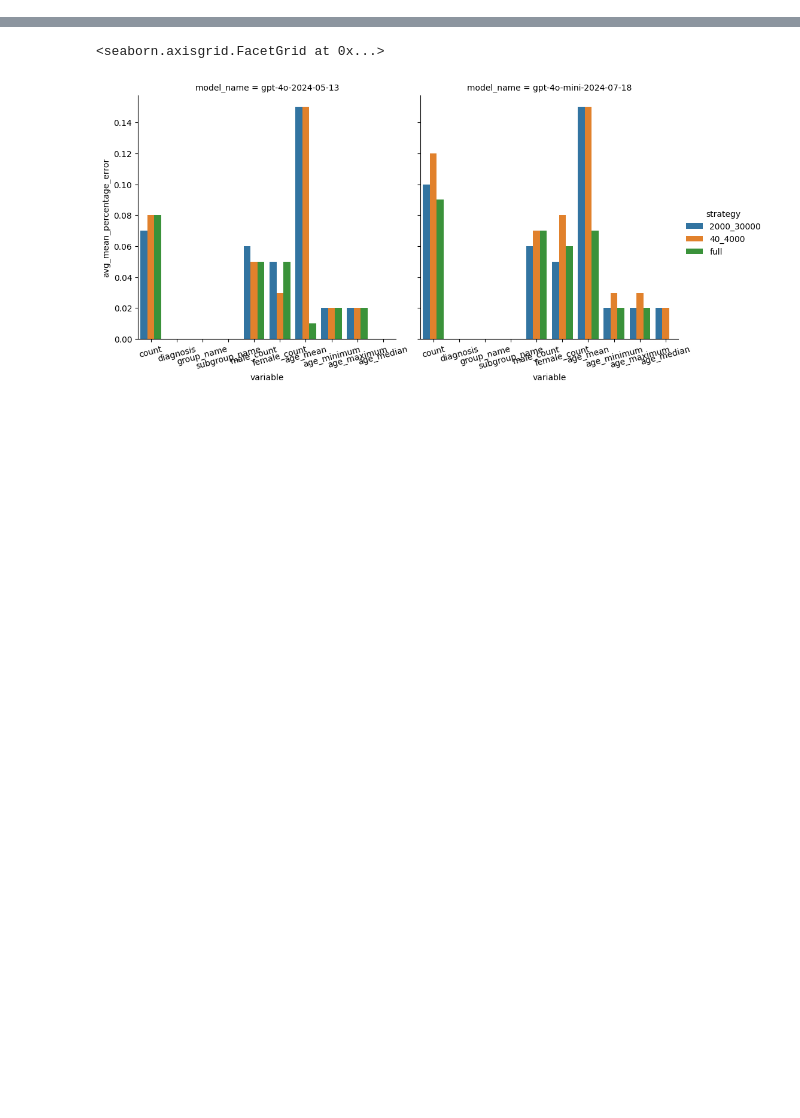
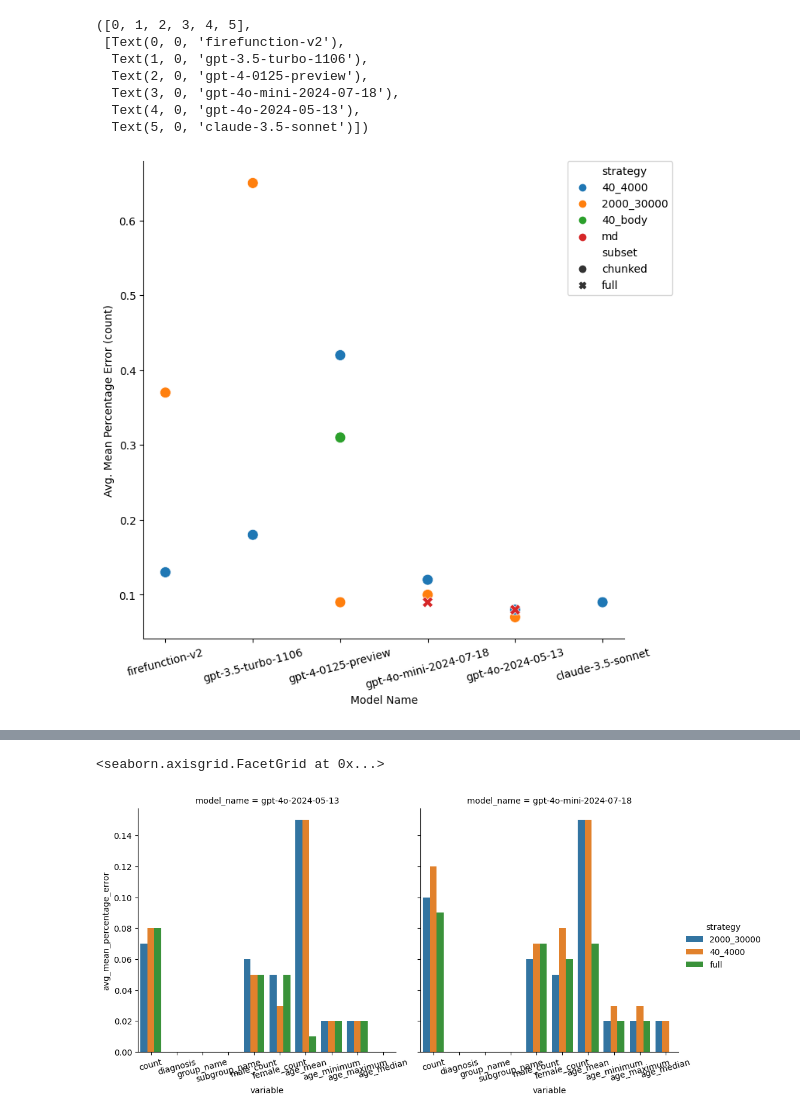
Before and after one commit to adelavega/biomed-llm-retrieval, a Jupyter notebook: analysis/full_vs_chunked.ipynb, the cells around one changed output, grey strips where cells are left out. Saved outputs shown, nothing was run; the diff lists cells and outputs as text; code cells hidden in the pictures; blank space fills up the shorter version.

```diff
--- a/analysis/full_vs_chunked.ipynb
+++ b/analysis/full_vs_chunked.ipynb
@@ -6,0 +5,8 @@ results = pd.read_csv('../outputs/chunked_results.csv')
+# %%
+chunked = pd.read_csv('../outputs/chunked_results.csv')
+
+full = pd.read_csv('../outputs/full_results.csv')
+full  = full[full.subset == 'full'] # Exclude HTML matched to MD subset
+full = full[full.task == 'demographics-zeroshot']
+
+full['strategy'] = full['source']
@@ -6,0 +33,6 @@ results = pd.read_csv('../outputs/chunked_results.csv')
+# %%
+chunked = chunked[(chunked.task == 'demographics-zeroshot')]
+chunked['strategy'] = chunked.apply(lambda row: f"{row['min_chars']}_{row['max_chars']}", axis=1)
+chunked['subset'] = 'chunked'
+
+results = pd.concat([chunked, full])
@@ -6,0 +43,5 @@ results = pd.read_csv('../outputs/chunked_results.csv')
+# %%
+count = results[results.variable == 'count']
+model_order = ['firefunction-v2', 'gpt-3.5-turbo-1106', 'gpt-4-0125-preview', 'gpt-4o-mini-2024-07-18', 'gpt-4o-2024-05-13', 'claude-3.5-sonnet']
+count_subset = count[count.model_name.isin(model_order)]
+count_subset['model_name'] = pd.Categorical(count_subset['model_name'], categories=model_order, ordered=True)
@@ -6,0 +54,19 @@ results = pd.read_csv('../outputs/chunked_results.csv')
+# %%
+plt.figure(figsize=(8, 8))
+g = sns.scatterplot(data=count_subset, x='model_name', y='avg_mean_percentage_error',
+                    hue='strategy', sizes=(10, 264), style='subset')
+g.set_ylabel('Avg. Mean Percentage Error (count)')
+g.set_xlabel('Model Name')
+g.collections[0].set_sizes([100])
+sns.despine()
+plt.legend(bbox_to_anchor=(1.1, 1), borderaxespad=0)
+plt.xticks(rotation=15)
+# %% [output]
+([0, 1, 2, 3, 4, 5],
+ [Text(0, 0, 'firefunction-v2'),
+  Text(1, 0, 'gpt-3.5-turbo-1106'),
+  Text(2, 0, 'gpt-4-0125-preview'),
+  Text(3, 0, 'gpt-4o-mini-2024-07-18'),
+  Text(4, 0, 'gpt-4o-2024-05-13'),
+  Text(5, 0, 'claude-3.5-sonnet')])
+[figure, added]
```
Also changed, not shown: parts of 9 cells of this notebook, 5 other files.
